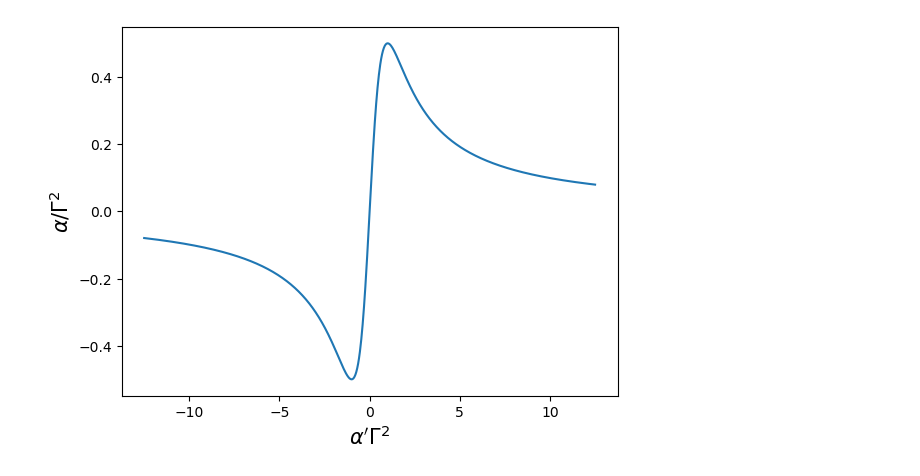
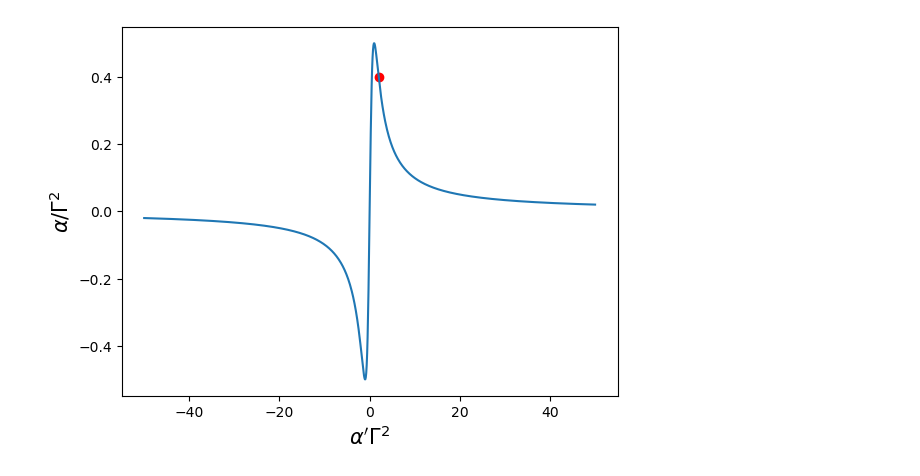
Before and after one commit to JuanSierra2003/hello-world, a Jupyter notebook: Pulses/pulses.ipynb, the cells around one changed output. Saved outputs shown, nothing was run; the diff lists cells and outputs as text; code cells hidden in the pictures.

```diff
--- a/Pulses/pulses.ipynb
+++ b/Pulses/pulses.ipynb
@@ -15,17 +15,17 @@ def FastPulse(w0, gamma, alphap, delta, area, t):
     return E_0*(g1-g2)
 # %%
 #Parameters
-w0 = 20             #Central frecuency
+w0 = 30             #Central frecuency
 area = np.pi        #Area of pure gaussian pulse
-gamma = .5          #Spectral width
-alphap = 0          #Chrip constant
+gamma = .5       #Spectral width
+alphap = 2         #Chrip constant
 delta = 1e-10       #Noch spectral width
 
 
 
 
 #plot
-T = 3*((1+(alphap**2)*gamma**4)/gamma**2)
+T = 4*np.sqrt((1+(alphap**2)*(gamma**4))/gamma**2)
 time = np.linspace(-T, T, 10000)
 pulse = FastPulse(w0, gamma, alphap, delta, area, time)
 
@@ -46,13 +46,14 @@ quad(lambda t: np.abs(FastPulse(w0, gamma, alphap, delta, np.pi, t)), -np.inf, n
 # %%
 #Chrip alpha as a function of the chrip parameter alpha prime
-def alpha(alphap): return alphap/(gamma**(-4)+alphap**2)
+def Alpha(Alphap): return Alphap/(gamma**(-4)+Alphap**2)
 
-alphap = np.linspace(-50, 50, 1000)
-plt.plot(alphap*gamma**2, alpha(alphap)/gamma**2)
+Alphap = np.linspace(-50, 50, 1000)
+plt.plot(Alphap*gamma**2, alpha(Alphap)/gamma**2)
+plt.scatter(alphap*gamma**2, alpha(alphap)/gamma**2, color = 'red')
 
 plt.xlabel(r"$\alpha'\Gamma^2$", size=15)
 plt.ylabel(r'$\alpha/\Gamma^2$', size=15)
 
 plt.show()
 # %% [output]
-[figure, old version]
+[figure, new version]
```
Also changed, not shown: parts of 2 cells of this notebook.
